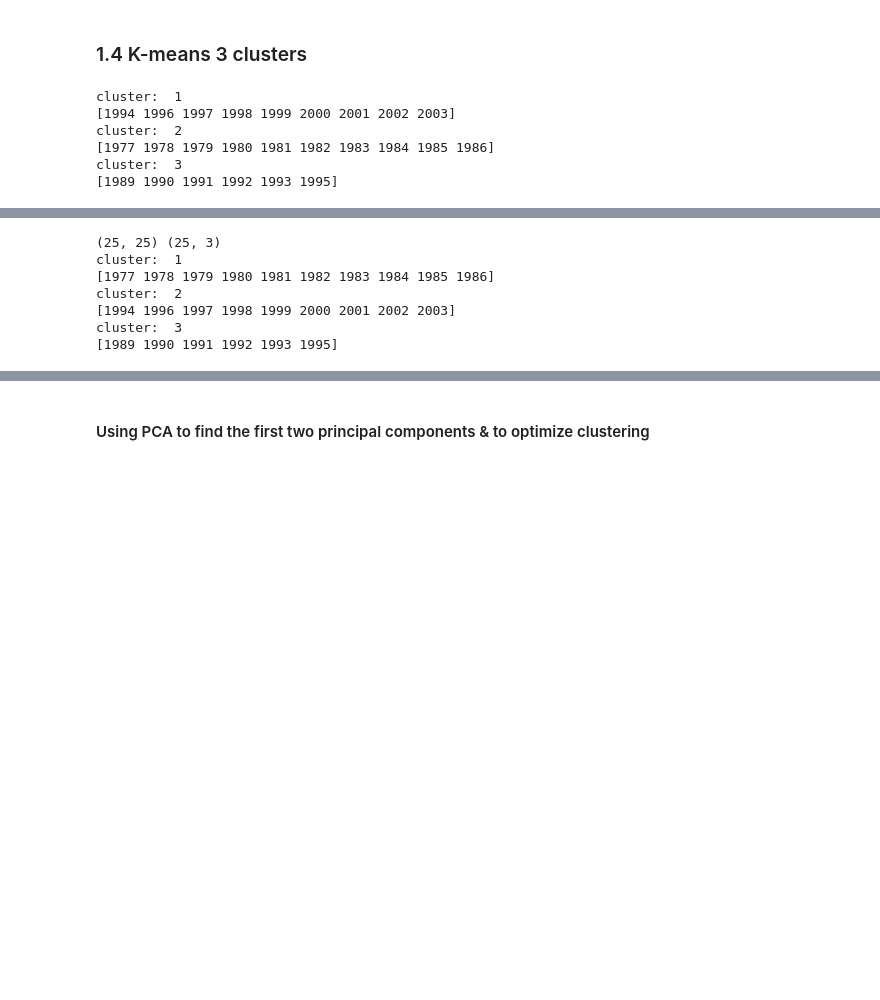
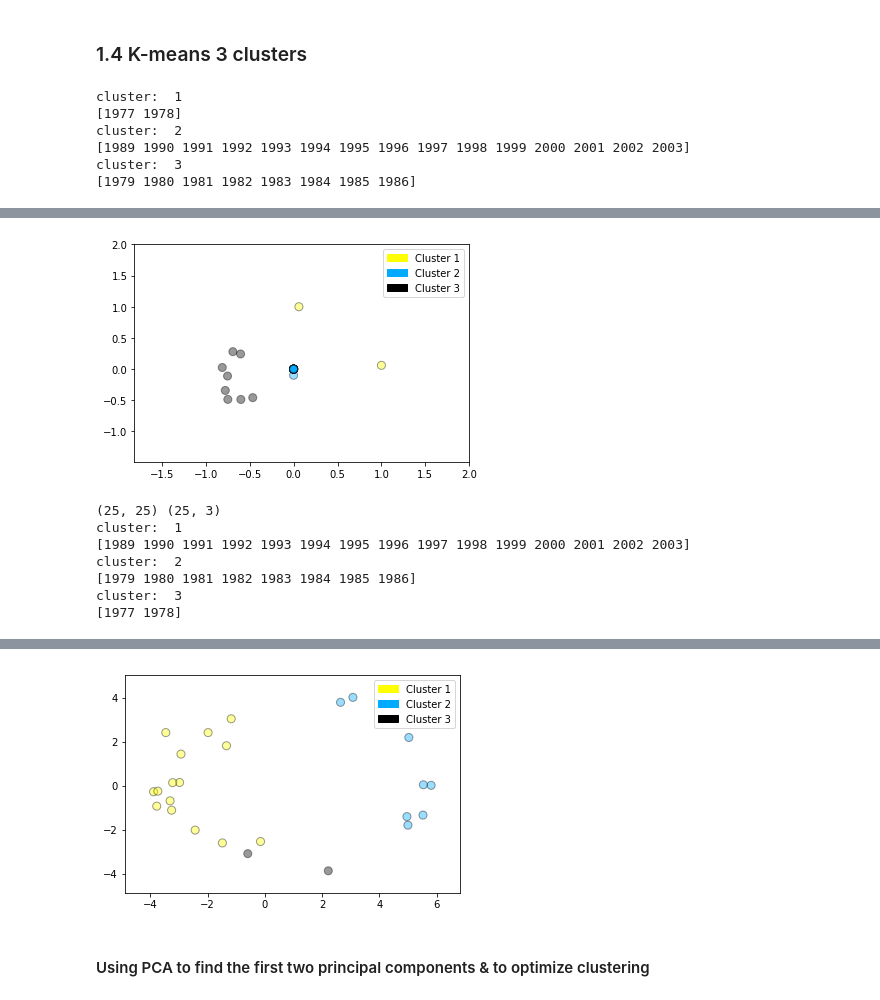
Before and after one commit to n-naoufal/reserve_risk_missing_data, a Jupyter notebook: Applying_models_codeTesting.ipynb, the cells around one changed output, grey strips where cells are left out. Cells and saved outputs as stored; diff of their text form; code cells hidden in the pictures; blank space fills up the shorter version.

```diff
--- a/Applying_models_codeTesting.ipynb
+++ b/Applying_models_codeTesting.ipynb
@@ -124,7 +167,7 @@ plt.show()
 # %% [markdown]
 ### 1.4 K-means 3 clusters
 # %%
-X = corr.as_matrix()
+X = corr.replace(np.NaN,0).as_matrix()
 labels = np.array(list(corr.index))
 nclusters = 3
 
@@ -157,8 +200,8 @@ for cluster in range(nclusters):
 plot_labelled_scatter(X_pca, kmeans.labels_, ['Cluster 1', 'Cluster 2', 'Cluster 3'])
 # %% [output]
 cluster:  1
-[1994 1996 1997 1998 1999 2000 2001 2002 2003]
+[1977 1978]
 cluster:  2
-[1977 1978 1979 1980 1981 1982 1983 1984 1985 1986]
+[1989 1990 1991 1992 1993 1994 1995 1996 1997 1998 1999 2000 2001 2002 2003]
 cluster:  3
-[1989 1990 1991 1992 1993 1995]
+[1979 1980 1981 1982 1983 1984 1985 1986]
@@ -167,7 +208,8 @@ cluster:  3
+[figure, added]
 (25, 25) (25, 3)
 cluster:  1
-[1977 1978 1979 1980 1981 1982 1983 1984 1985 1986]
+[1989 1990 1991 1992 1993 1994 1995 1996 1997 1998 1999 2000 2001 2002 2003]
 cluster:  2
-[1994 1996 1997 1998 1999 2000 2001 2002 2003]
+[1979 1980 1981 1982 1983 1984 1985 1986]
 cluster:  3
-[1989 1990 1991 1992 1993 1995]
+[1977 1978]
@@ -176,3 +216,4 @@ cluster:  3
+[figure, added]
 # %% [markdown]
 #### Using PCA to find the first two principal components & to optimize clustering
 # %% [markdown]
```
Also changed, not shown: parts of 25 cells of this notebook, 7 other files.
